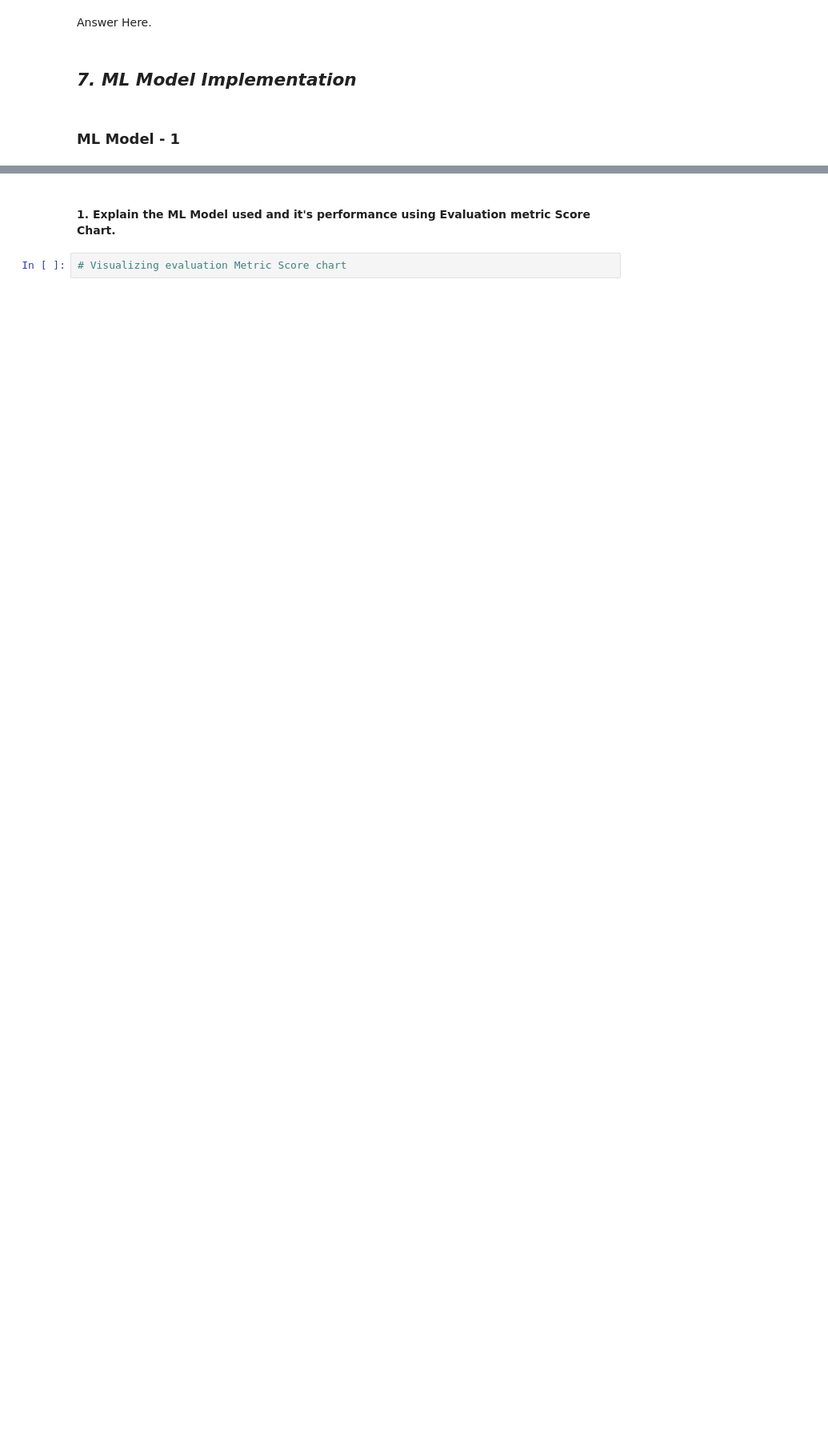
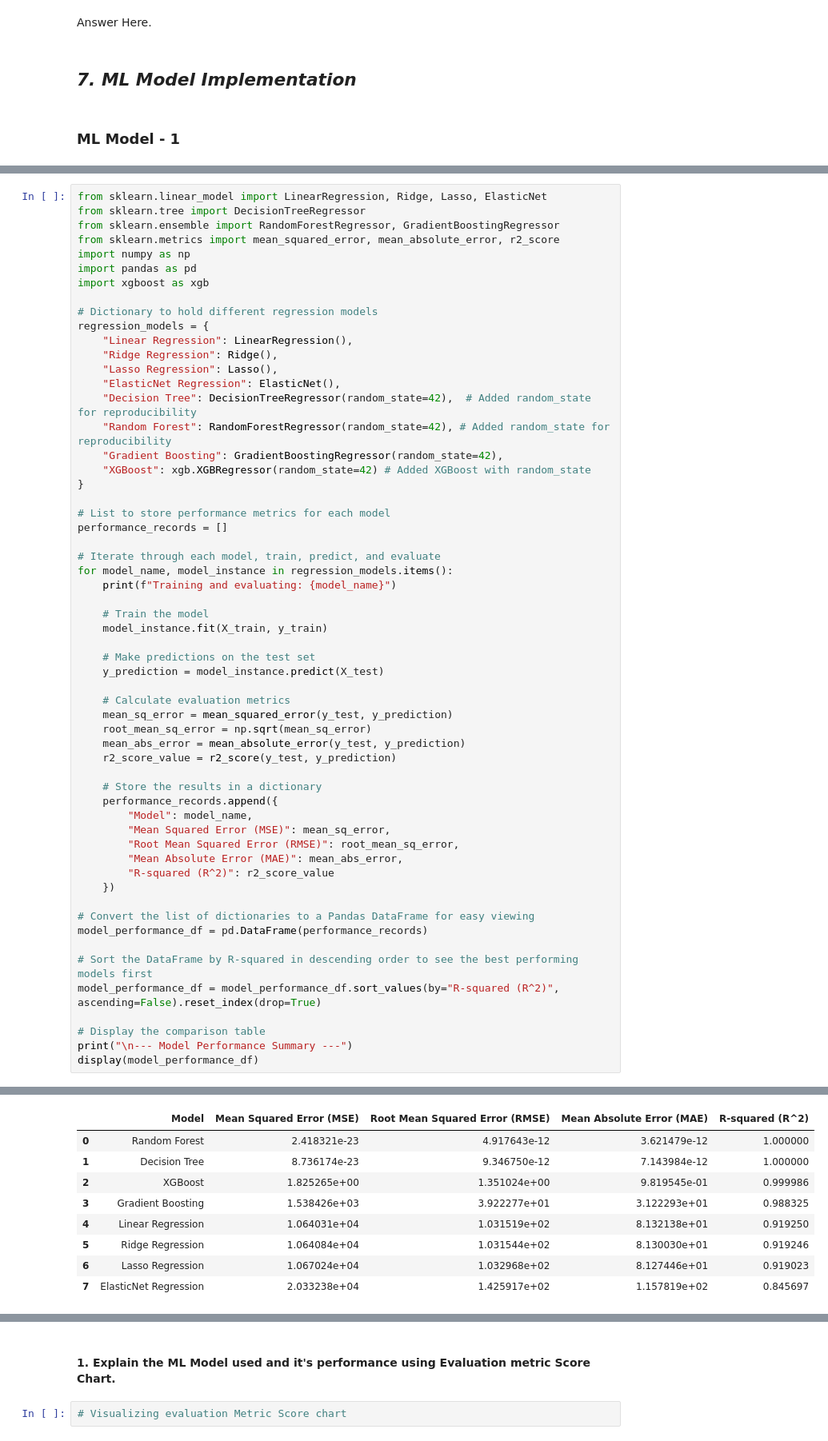
Before and after one commit to amol004/Voyage-Analytics-Integrating-MLOps-in-Travel, a Jupyter notebook: Capstone_Project_Productionization_of_ML_Systems.ipynb, the cells around one changed output, grey strips where cells are left out. Shown at 80% size. Drawn from its saved outputs; the diff is of its cells as text; blank space fills up the shorter version.

```diff
--- a/Capstone_Project_Productionization_of_ML_Systems.ipynb
+++ b/Capstone_Project_Productionization_of_ML_Systems.ipynb
@@ -1269,0 +1267,59 @@ Answer Here.
+# %%
+from sklearn.linear_model import LinearRegression, Ridge, Lasso, ElasticNet
+from sklearn.tree import DecisionTreeRegressor
+from sklearn.ensemble import RandomForestRegressor, GradientBoostingRegressor
+from sklearn.metrics import mean_squared_error, mean_absolute_error, r2_score
+import numpy as np
+import pandas as pd
+import xgboost as xgb
+
+# Dictionary to hold different regression models
+regression_models = {
+    "Linear Regression": LinearRegression(),
+    "Ridge Regression": Ridge(),
+    "Lasso Regression": Lasso(),
+    "ElasticNet Regression": ElasticNet(),
+    "Decision Tree": DecisionTreeRegressor(random_state=42),  # Added random_state for reproducibility
+    "Random Forest": RandomForestRegressor(random_state=42), # Added random_state for reproducibility
+    "Gradient Boosting": GradientBoostingRegressor(random_state=42),
+    "XGBoost": xgb.XGBRegressor(random_state=42) # Added XGBoost with random_state
+}
+
+# List to store performance metrics for each model
+performance_records = []
+
+# Iterate through each model, train, predict, and evaluate
+for model_name, model_instance in regression_models.items():
+    print(f"Training and evaluating: {model_name}")
+
+    # Train the model
+    model_instance.fit(X_train, y_train)
+
+    # Make predictions on the test set
+    y_prediction = model_instance.predict(X_test)
+
+    # Calculate evaluation metrics
+    mean_sq_error = mean_squared_error(y_test, y_prediction)
+    root_mean_sq_error = np.sqrt(mean_sq_error)
+    mean_abs_error = mean_absolute_error(y_test, y_prediction)
+    r2_score_value = r2_score(y_test, y_prediction)
+
+    # Store the results in a dictionary
+    performance_records.append({
+        "Model": model_name,
+        "Mean Squared Error (MSE)": mean_sq_error,
+        "Root Mean Squared Error (RMSE)": root_mean_sq_error,
+        "Mean Absolute Error (MAE)": mean_abs_error,
+        "R-squared (R^2)": r2_score_value
+    })
+
+# Convert the list of dictionaries to a Pandas DataFrame for easy viewing
+model_performance_df = pd.DataFrame(performance_records)
+
+# Sort the DataFrame by R-squared in descending order to see the best performing models first
+model_performance_df = model_performance_df.sort_values(by="R-squared (R^2)", ascending=False).reset_index(drop=True)
+
+# Display the comparison table
+print("\n--- Model Performance Summary ---")
+display(model_performance_df)
+# %% [output]
@@ -1269,0 +1336,9 @@ Answer Here.
+|  | Model | Mean Squared Error (MSE) | Root Mean Squared Error (RMSE) | Mean Absolute Error (MAE) | R-squared (R^2) |
+| 0 | Random Forest | 2.418321e-23 | 4.917643e-12 | 3.621479e-12 | 1.000000 |
+| 1 | Decision Tree | 8.736174e-23 | 9.346750e-12 | 7.143984e-12 | 1.000000 |
+| 2 | XGBoost | 1.825265e+00 | 1.351024e+00 | 9.819545e-01 | 0.999986 |
+| 3 | Gradient Boosting | 1.538426e+03 | 3.922277e+01 | 3.122293e+01 | 0.988325 |
+| 4 | Linear Regression | 1.064031e+04 | 1.031519e+02 | 8.132138e+01 | 0.919250 |
+| 5 | Ridge Regression | 1.064084e+04 | 1.031544e+02 | 8.130030e+01 | 0.919246 |
+| 6 | Lasso Regression | 1.067024e+04 | 1.032968e+02 | 8.127446e+01 | 0.919023 |
+| 7 | ElasticNet Regression | 2.033238e+04 | 1.425917e+02 | 1.157819e+02 | 0.845697 |
```
Also changed, not shown: parts of 6 cells of this notebook.
